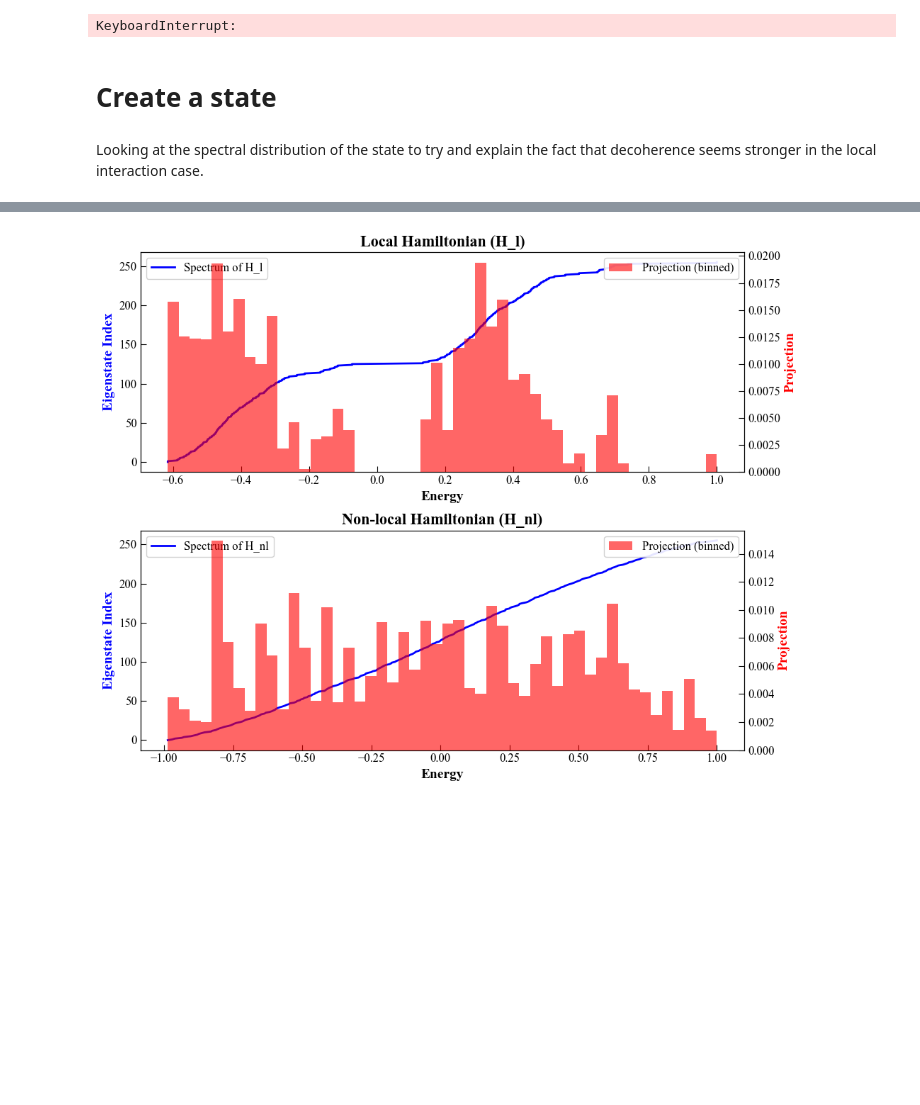
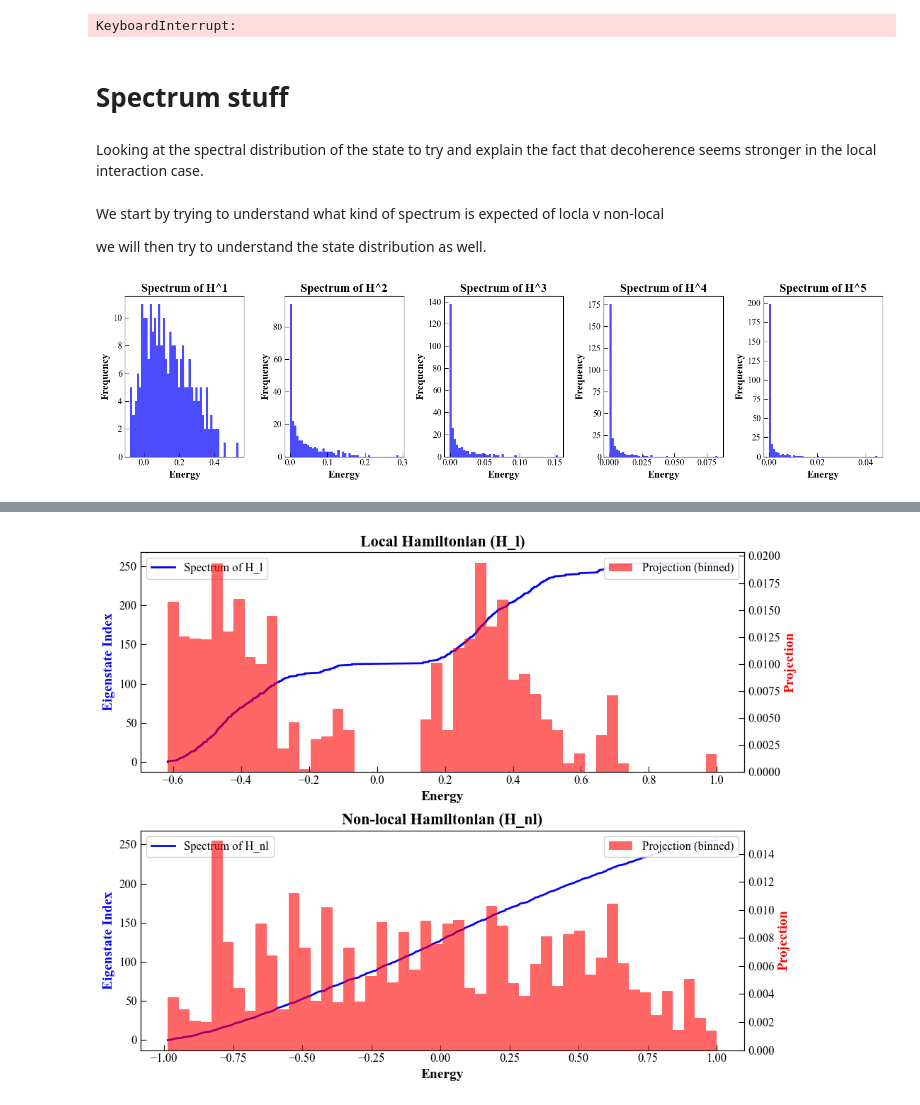
Before and after one commit to MarinAndreGirard/ACL, a Jupyter notebook: Working/2_locality_simu_other.ipynb, the cells around one changed output, grey strips where cells are left out. Saved outputs shown, nothing was run; the diff lists cells and outputs as text; code cells hidden in the pictures; blank space fills up the shorter version.

```diff
--- a/Working/2_locality_simu_other.ipynb
+++ b/Working/2_locality_simu_other.ipynb
@@ -332,5 +530,3 @@ plt.legend()
 plt.show()
 # %% [output]
 KeyboardInterrupt:
-# %% [markdown]
-<h1>Create a state
@@ -345,2 +533,20 @@ def create_state_2_local(n_e):
+# %% [markdown]
+<h1>Spectrum stuff
 # %% [markdown]
 Looking at the spectral distribution of the state to try and explain the fact that decoherence seems stronger in the local interaction case.
+# %% [markdown]
+We start by trying to understand what kind of spectrum is expected of locla v non-local
+
+we will then try to understand the state distribution as well.
+# %%
+
+
+# Generate a random Hermitian matrix H
+n = 8  # Size of the matrix
+H1 = create_H_non_local(n)
+H2 = create_H_2_local(n)
+
+# Plot the spectrum for H^n for n = 1 to 5
+plot_spectrum_powers(H1,H2, max_power=5)
+# %% [output]
+[figure, added]
```
Also changed, not shown: parts of 16 cells of this notebook, 7 other files.
